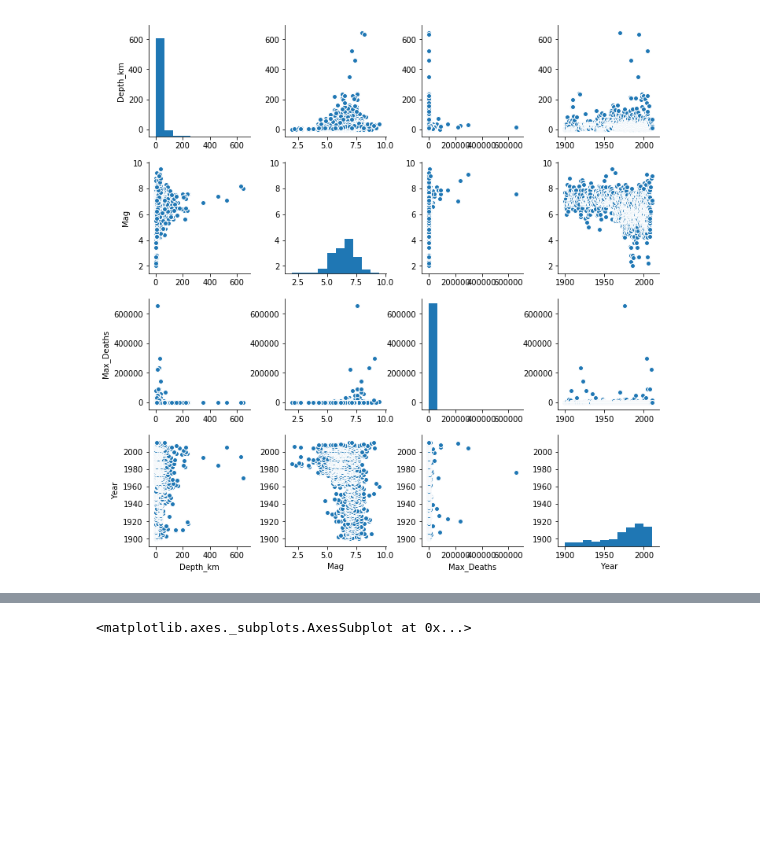
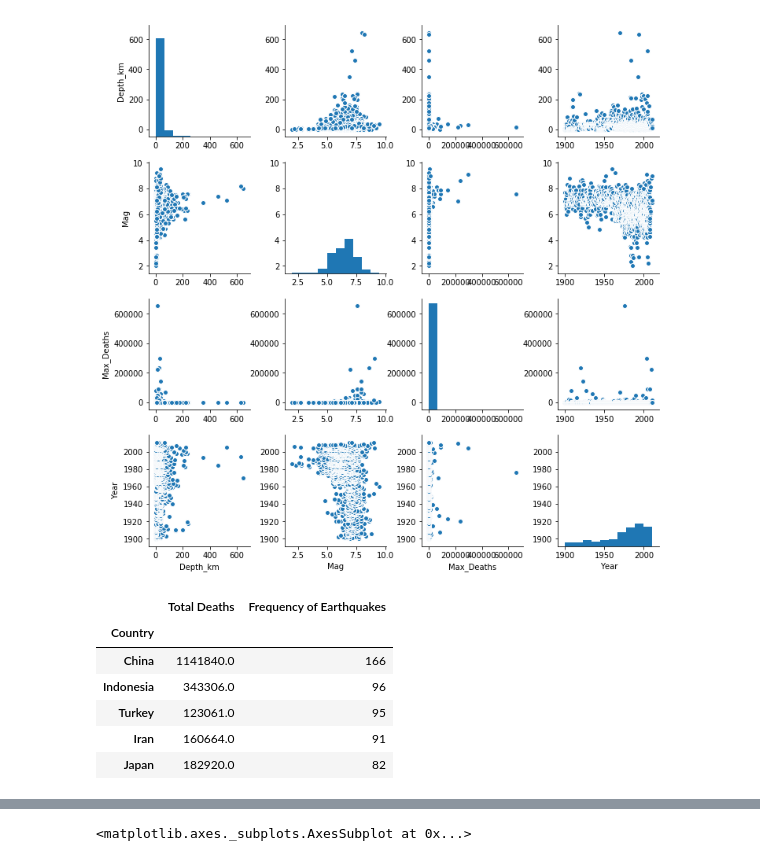
Before and after one commit to smitamisra/StrikingRobo_Earthquakes, a Jupyter notebook: Refactor1.ipynb, the cells around one changed output, grey strips where cells are left out. Saved outputs shown, nothing was run; the diff lists cells and outputs as text; code cells hidden in the pictures; blank space fills up the shorter version.

```diff
--- a/Refactor1.ipynb
+++ b/Refactor1.ipynb
@@ -202,3 +202,18 @@ sns.pairplot(earthquakes_cont, dropna=True)
 # %% [output]
 <seaborn.axisgrid.PairGrid at 0x...>
 [figure]
+# %%
+# Total deaths by country
+occurrence_death = earthquakes[['Country', 'Max_Deaths']].groupby(['Country']).agg(['sum', 'count'])
+occurrence_death.columns=['Total Deaths', 'Frequency of Earthquakes']
+
+EQ_Casualities = occurrence_death.sort_values(['Frequency of Earthquakes'], ascending=False)
+EQ_Casualities.head()
+# %% [output]
+|  | Total Deaths | Frequency of Earthquakes |
+| Country |  |  |
+| China | 1141840.0 | 166 |
+| Indonesia | 343306.0 | 96 |
+| Turkey | 123061.0 | 95 |
+| Iran | 160664.0 | 91 |
+| Japan | 182920.0 | 82 |
```
Also changed, not shown: parts of 2 cells of this notebook.
